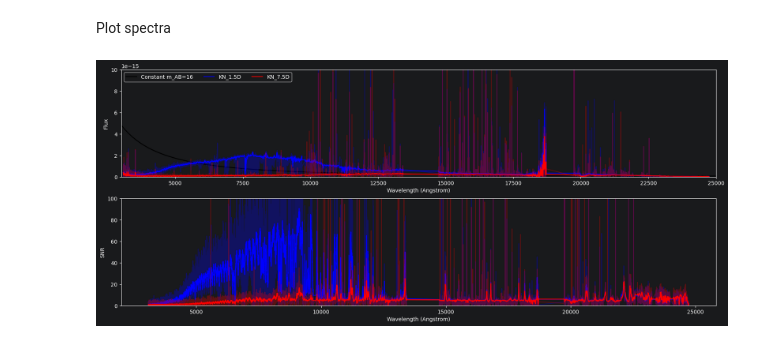
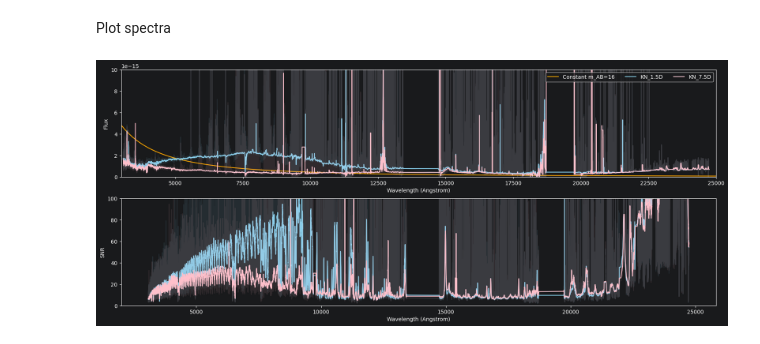
Before and after one commit to CaltechOpticalObservatories/zs-scopesim, a Jupyter notebook: notebooks/01_Kilonovae.ipynb, the cells around one changed output. Drawn from its saved outputs; the diff is of its cells as text; code cells hidden in the pictures.

Commit message:
sky line masking instead of subtraction looks decent

```diff
--- a/notebooks/01_Kilonovae.ipynb
+++ b/notebooks/01_Kilonovae.ipynb
@@ -271,6 +271,9 @@ KNs = make_default_kilonova(plot=True)
 Also simulating just the sky at same settings and exptime to subtract.
 # %%
 from zs_scopesim_tools.helpers import subtract_hduls
+
+sky_hdul, _ = update_params_and_observe(object_name=f"sky", imagetype="SCIENCE", source=None,
+                                       exptimes=300, output_dir=output_dir, **args)
 for phase, source in KNs.items():
     # with full sky background
     objname = f"KN_{phase}d"
@@ -278,13 +281,10 @@ for phase, source in KNs.items():
     hdul, _ = update_params_and_observe(object_name=objname, imagetype="SCIENCE", source=source,
                                         exptimes=3600, output_dir=output_dir, **args)
     _ = plot_readout_overview(hdul, titles=[f"{objname} {chan}" for chan in ["BLUE", "GREEN", "RED", "YJ", "H", "K"]])
-    # Corresponding sky-only sim
-    sky_hdul, _ = update_params_and_observe(object_name=f"{objname}_sky", imagetype="SCIENCE", source=None,
-                                       exptimes=3600, output_dir=output_dir, **args)
-    # subtract manually
-    sub_hdul = subtract_hduls(hdul, sky_hdul)
-    # save
-    _ = save_zshooter_readout(sub_hdul, output_dir=output_dir, filename_prefix=f"{objname}_sub", imagetype="SCIENCE")
+    # # subtract sky manually
+    # sub_hdul = subtract_hduls(hdul, sky_hdul)
+    # # save
+    # _ = save_zshooter_readout(sub_hdul, output_dir=output_dir, filename_prefix=f"{objname}_sub", imagetype="SCIENCE")
 # %% [output]
 Simulating  KN_1.5d
 Max counts: [np.float64(1146.6474195177886), np.float64(17173.638378213058), np.float64(42794.5629481533), np.float64(286608.53960584156), np.float64(1624530.215241475), np.float64(803121.8027773957)]
@@ -365,37 +361,26 @@ Plot spectra
 # %%
 from scipy.ndimage import median_filter
 
 fig, ax = plt.subplots(2,1, figsize=(20,8))
-ax[0].plot(reference_wave, reference_flux, label='Constant m_AB=16', color='black')
+ax[0].plot(reference_wave, reference_flux, label='Constant m_AB=16', color='orange')
 
-for objname, color in zip(["KN_1.5D", "KN_7.5D"], ["blue", "red"]):
+for objname, color in zip(["KN_1.5D", "KN_7.5D"], ["skyblue", "pink"]):
     sp = final_spectra[objname].data[0]
-    sky = final_spectra[f"{objname}_SKY"].data[0]
-    flux = sp.spec - sky.spec
-    fluxerr = np.sqrt(sp.sig**2 + sky.sig**2)
-    snr = flux/ fluxerr
-    sel = flux > 0
-    flux = flux[sel]
-    fluxerr = fluxerr[sel]
-    snr = snr[sel]
-    wave = sp.wave[sel]
-    # ax[0].plot(sky.wave, sky.spec, color='green', label='sky', alpha=0.3)
-    # ax[0].plot(sp.wave, sp.spec, alpha=0.3, color='gold', label='orig')
-    ax[0].plot(wave, flux, alpha=0.3, color=color)
-    ax[0].plot(wave, median_filter(flux, 51), label=objname, color=color)
-    ax[1].plot(wave, snr, alpha=0.3, color=color)
-    ax[1].plot(wave, median_filter(snr , 51), color=color)
-    # break
+    snr = sp.spec/sp.sig
+    ax[0].plot(sp.wave, sp.spec, alpha=0.1, color=color)
+    ax[0].plot(sp.wave, median_filter(sp.spec, 101), label=objname, color=color)
+    ax[1].plot(sp.wave, snr, alpha=0.1, color=color)
+    ax[1].plot(sp.wave, median_filter(snr , 101), color=color)
 
 ax[0].set_ylabel('Flux')
 ax[0].set_xlabel('Wavelength (Angstrom)')
 ax[1].set_ylabel('SNR')
 ax[1].set_xlabel('Wavelength (Angstrom)')
 ax[0].legend()
 ax[0].set_xlim(3000, 25000)
 ax[0].set_ylim(0, 1e-14)
 ax[1].set_ylim(0, 100)
 ax[0].legend(ncol=5)
 plt.show()
 # %% [output]
-[figure, old version]
+[figure, new version]
```
Also changed, not shown: parts of 4 cells of this notebook.
